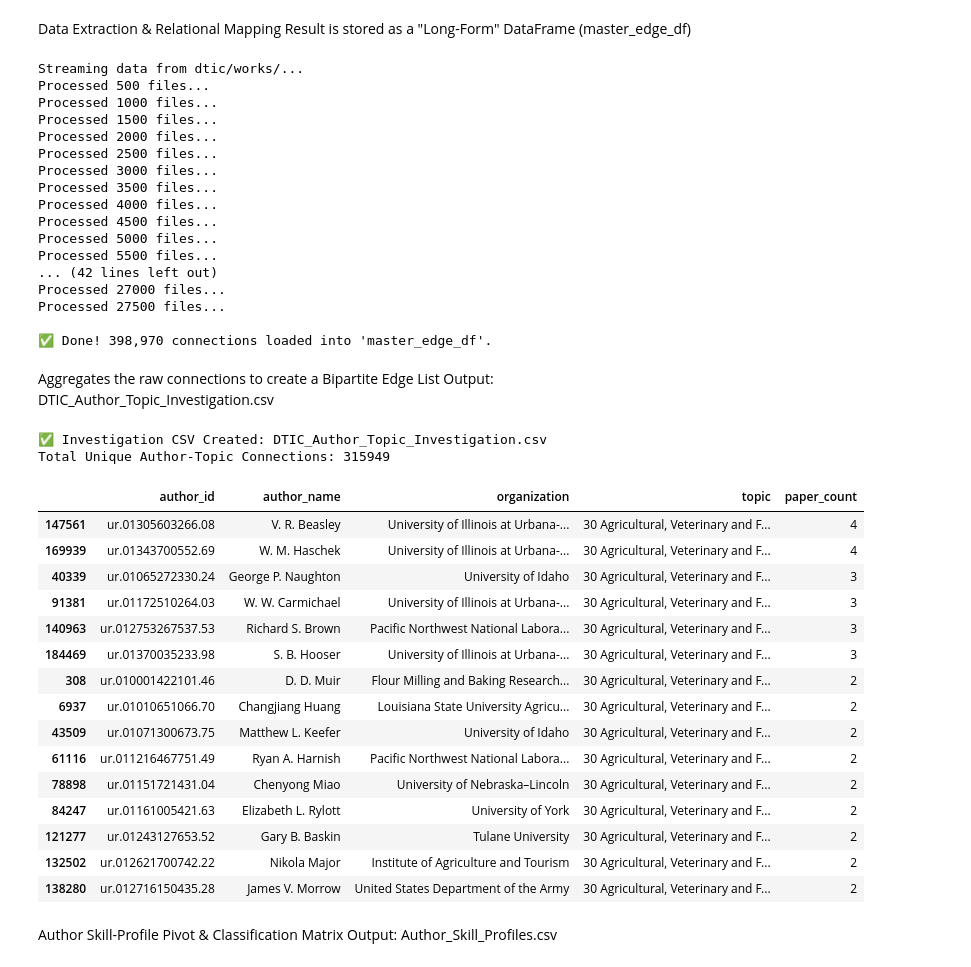
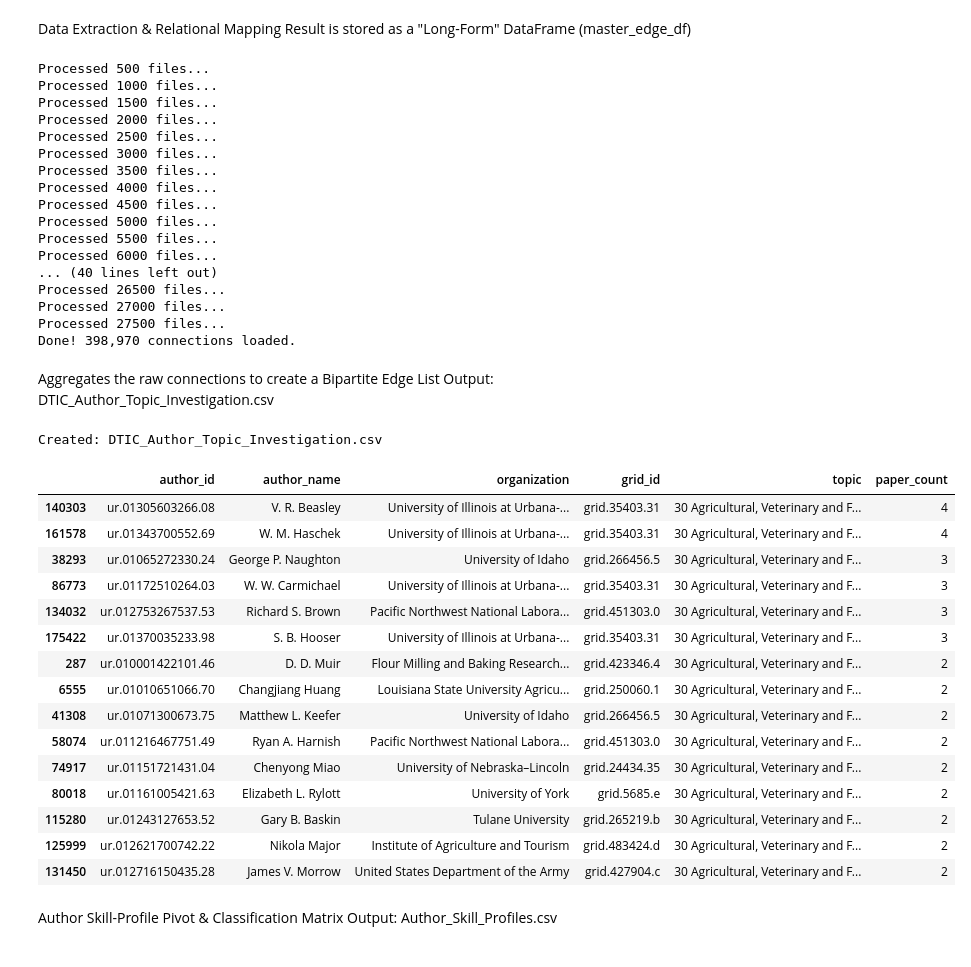
Before and after one commit to shafe123/cmu-aegis-scholar, a Jupyter notebook: data_exploration/DTIC_authors_topics/topics_per_author_dtic.ipynb, the cells around one changed output. Drawn from its saved outputs; the diff is of its cells as text; code cells hidden in the pictures.

Commit message:
add grid id to author/topic data

```diff
--- a/data_exploration/DTIC_authors_topics/topics_per_author_dtic.ipynb
+++ b/data_exploration/DTIC_authors_topics/topics_per_author_dtic.ipynb
@@ -20,8 +20,6 @@ Data Extraction & Relational Mapping
 Result is stored as a "Long-Form" DataFrame (master_edge_df)
 # %%
 raw_edges = []
-print(f"Streaming data from {PREFIX}...")
-
 blobs = container.list_blobs(name_starts_with=PREFIX)
 processed_count = 0
 
@@ -34,6 +32,12 @@ for blob in blobs:
 
         paper_id = record.get('publication_id')
 
+        org_lookup = {
+            org.get('name'): org.get('org_id')
+            for org in record.get('organizations', [])
+            if org.get('name')
+        }
+
         topics = []
         for kw_group in record.get('keywords', []):
             for entity in kw_group.get('entities', []):
@@ -44,13 +48,16 @@ for blob in blobs:
             auth_name = auth.get('name')
             auth_id = auth.get('researcher_id')
             affils = auth.get('affiliations', [])
-            org = affils[0] if affils else "Unknown"
+
+            org_name = affils[0] if affils else "Unknown"
+            grid_id = org_lookup.get(org_name, "Unknown")
 
             for topic in topics:
                 raw_edges.append({
                     'author_id': auth_id,
                     'author_name': auth_name,
-                    'organization': org,
+                    'organization': org_name,
+                    'grid_id': grid_id,
                     'topic': topic,
                     'paper_id': paper_id
                 })
@@ -62,9 +69,8 @@ for blob in blobs:
         continue
 
 master_edge_df = pd.DataFrame(raw_edges)
-print(f"\nDone! {len(master_edge_df):,} connections loaded into 'master_edge_df'.")
+print(f"Done! {len(master_edge_df):,} connections loaded.")
 # %% [output]
-Streaming data from dtic/works/...
 Processed 500 files...
 Processed 1000 files...
 Processed 1500 files...
@@ -76,47 +82,47 @@ Processed 4000 files...
 Processed 4500 files...
 Processed 5000 files...
 Processed 5500 files...
-... (42 lines left out)
+Processed 6000 files...
+... (40 lines left out)
+Processed 26500 files...
 Processed 27000 files...
 Processed 27500 files...
-
-✅ Done! 398,970 connections loaded into 'master_edge_df'.
+Done! 398,970 connections loaded.
 # %% [markdown]
 Aggregates the raw connections to create a Bipartite Edge List
 Output: DTIC_Author_Topic_Investigation.csv
 # %%
-investigation_df = master_edge_df.groupby(['author_id', 'author_name', 'organization', 'topic']).agg(
+investigation_df = master_edge_df.groupby(
+    ['author_id', 'author_name', 'organization', 'grid_id', 'topic']
+).agg(
     paper_count=('paper_id', 'nunique')
 ).reset_index()
 
 investigation_df = investigation_df.sort_values(by=['topic', 'paper_count'], ascending=[True, False])
 
 output_csv = "DTIC_Author_Topic_Investigation.csv"
 investigation_df.to_csv(output_csv, index=False)
 
-print(f"Investigation CSV Created: {output_csv}")
-print(f"Total Unique Author-Topic Connections: {len(investigation_df)}")
-
-display(investigation_df[investigation_df['paper_count'] > 1].head(15))
+print(f"Created: {output_csv}")
+display(investigation_df.head(15))
 # %% [output]
-✅ Investigation CSV Created: DTIC_Author_Topic_Investigation.csv
-Total Unique Author-Topic Connections: 315949
+Created: DTIC_Author_Topic_Investigation.csv
-|  | author_id | author_name | organization | topic | paper_count |
-| 147561 | ur.01305603266.08 | V. R. Beasley | University of Illinois at Urbana-... | 30 Agricultural, Veterinary and F... | 4 |
-| 169939 | ur.01343700552.69 | W. M. Haschek | University of Illinois at Urbana-... | 30 Agricultural, Veterinary and F... | 4 |
-| 40339 | ur.01065272330.24 | George P. Naughton | University of Idaho | 30 Agricultural, Veterinary and F... | 3 |
-| 91381 | ur.01172510264.03 | W. W. Carmichael | University of Illinois at Urbana-... | 30 Agricultural, Veterinary and F... | 3 |
-| 140963 | ur.012753267537.53 | Richard S. Brown | Pacific Northwest National Labora... | 30 Agricultural, Veterinary and F... | 3 |
-| 184469 | ur.01370035233.98 | S. B. Hooser | University of Illinois at Urbana-... | 30 Agricultural, Veterinary and F... | 3 |
-| 308 | ur.010001422101.46 | D. D. Muir | Flour Milling and Baking Research... | 30 Agricultural, Veterinary and F... | 2 |
-| 6937 | ur.01010651066.70 | Changjiang Huang | Louisiana State University Agricu... | 30 Agricultural, Veterinary and F... | 2 |
-| 43509 | ur.01071300673.75 | Matthew L. Keefer | University of Idaho | 30 Agricultural, Veterinary and F... | 2 |
-| 61116 | ur.011216467751.49 | Ryan A. Harnish | Pacific Northwest National Labora... | 30 Agricultural, Veterinary and F... | 2 |
-| 78898 | ur.01151721431.04 | Chenyong Miao | University of Nebraska–Lincoln | 30 Agricultural, Veterinary and F... | 2 |
-| 84247 | ur.01161005421.63 | Elizabeth L. Rylott | University of York | 30 Agricultural, Veterinary and F... | 2 |
-| 121277 | ur.01243127653.52 | Gary B. Baskin | Tulane University | 30 Agricultural, Veterinary and F... | 2 |
-| 132502 | ur.012621700742.22 | Nikola Major | Institute of Agriculture and Tourism | 30 Agricultural, Veterinary and F... | 2 |
-| 138280 | ur.012716150435.28 | James V. Morrow | United States Department of the Army | 30 Agricultural, Veterinary and F... | 2 |
+|  | author_id | author_name | organization | grid_id | topic | paper_count |
+| 140303 | ur.01305603266.08 | V. R. Beasley | University of Illinois at Urbana-... | grid.35403.31 | 30 Agricultural, Veterinary and F... | 4 |
+| 161578 | ur.01343700552.69 | W. M. Haschek | University of Illinois at Urbana-... | grid.35403.31 | 30 Agricultural, Veterinary and F... | 4 |
+| 38293 | ur.01065272330.24 | George P. Naughton | University of Idaho | grid.266456.5 | 30 Agricultural, Veterinary and F... | 3 |
+| 86773 | ur.01172510264.03 | W. W. Carmichael | University of Illinois at Urbana-... | grid.35403.31 | 30 Agricultural, Veterinary and F... | 3 |
+| 134032 | ur.012753267537.53 | Richard S. Brown | Pacific Northwest National Labora... | grid.451303.0 | 30 Agricultural, Veterinary and F... | 3 |
+| 175422 | ur.01370035233.98 | S. B. Hooser | University of Illinois at Urbana-... | grid.35403.31 | 30 Agricultural, Veterinary and F... | 3 |
+| 287 | ur.010001422101.46 | D. D. Muir | Flour Milling and Baking Research... | grid.423346.4 | 30 Agricultural, Veterinary and F... | 2 |
+| 6555 | ur.01010651066.70 | Changjiang Huang | Louisiana State University Agricu... | grid.250060.1 | 30 Agricultural, Veterinary and F... | 2 |
+| 41308 | ur.01071300673.75 | Matthew L. Keefer | University of Idaho | grid.266456.5 | 30 Agricultural, Veterinary and F... | 2 |
+| 58074 | ur.011216467751.49 | Ryan A. Harnish | Pacific Northwest National Labora... | grid.451303.0 | 30 Agricultural, Veterinary and F... | 2 |
+| 74917 | ur.01151721431.04 | Chenyong Miao | University of Nebraska–Lincoln | grid.24434.35 | 30 Agricultural, Veterinary and F... | 2 |
+| 80018 | ur.01161005421.63 | Elizabeth L. Rylott | University of York | grid.5685.e | 30 Agricultural, Veterinary and F... | 2 |
+| 115280 | ur.01243127653.52 | Gary B. Baskin | Tulane University | grid.265219.b | 30 Agricultural, Veterinary and F... | 2 |
+| 125999 | ur.012621700742.22 | Nikola Major | Institute of Agriculture and Tourism | grid.483424.d | 30 Agricultural, Veterinary and F... | 2 |
+| 131450 | ur.012716150435.28 | James V. Morrow | United States Department of the Army | grid.427904.c | 30 Agricultural, Veterinary and F... | 2 |
 # %% [markdown]
 Author Skill-Profile Pivot & Classification Matrix
 Output: Author_Skill_Profiles.csv
```
Also changed, not shown: parts of 2 cells of this notebook, 2 other files.
